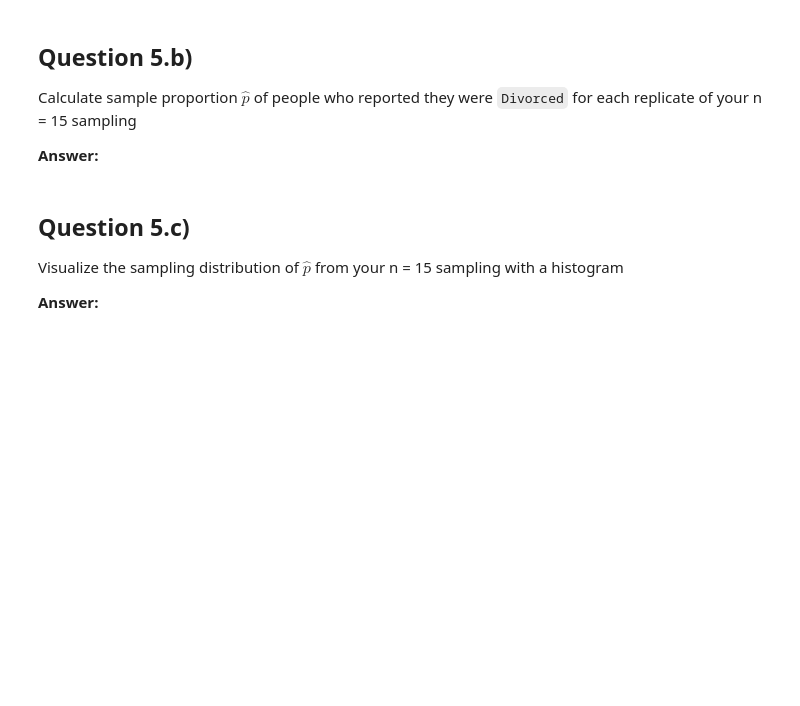
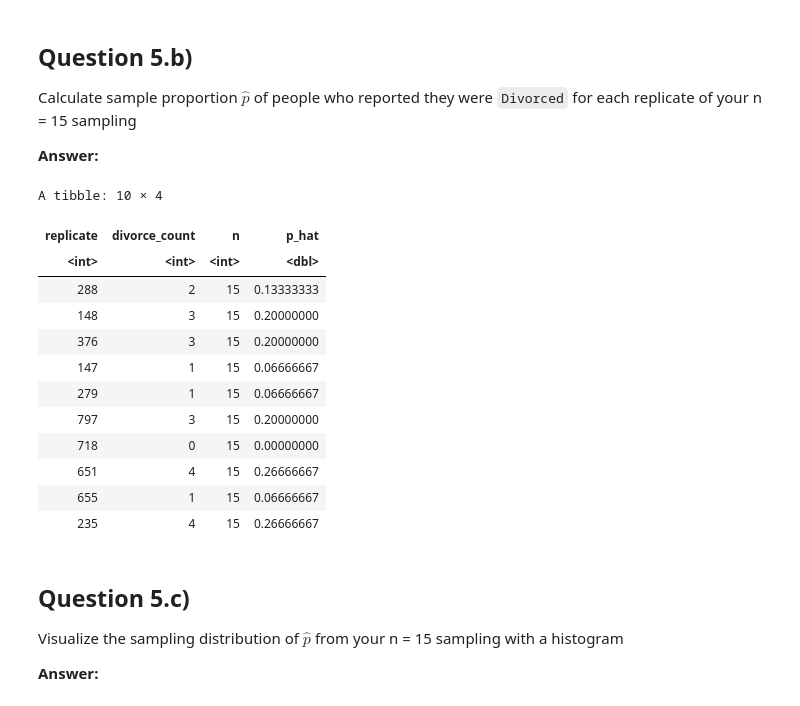
Before and after one commit to UNC-DATA-730/unit-7-assignment-setiadha-unc, a Jupyter notebook: agungsetiadha-assignment7.ipynb, the cells around one changed output. Saved outputs shown, nothing was run; the diff lists cells and outputs as text; code cells hidden in the pictures; blank space fills up the shorter version.

```diff
--- a/agungsetiadha-assignment7.ipynb
+++ b/agungsetiadha-assignment7.ipynb
@@ -361,6 +430,26 @@ Calculate sample proportion $\hat{p}$ of people who reported they were
 `Divorced` for each replicate of your n = 15 sampling
 
 **Answer:**
+# %%
+p_hat_n15_1Krep = my_n15_1Krep |> group_by(replicate) |>
+  summarize(divorce_count = sum(marital == "Divorced"), n = n()) |>
+  mutate(p_hat = divorce_count / n)
+
+p_hat_n15_1Krep |> sample_n(10)
+# %% [output]
+A tibble: 10 × 4
+| replicate | divorce_count | n | p_hat |
+| <int> | <int> | <int> | <dbl> |
+| 288 | 2 | 15 | 0.13333333 |
+| 148 | 3 | 15 | 0.20000000 |
+| 376 | 3 | 15 | 0.20000000 |
+| 147 | 1 | 15 | 0.06666667 |
+| 279 | 1 | 15 | 0.06666667 |
+| 797 | 3 | 15 | 0.20000000 |
+| 718 | 0 | 15 | 0.00000000 |
+| 651 | 4 | 15 | 0.26666667 |
+| 655 | 1 | 15 | 0.06666667 |
+| 235 | 4 | 15 | 0.26666667 |
 # %% [markdown]
 ## Question 5.c)
 
```
Also changed, not shown: parts of 28 cells of this notebook.
